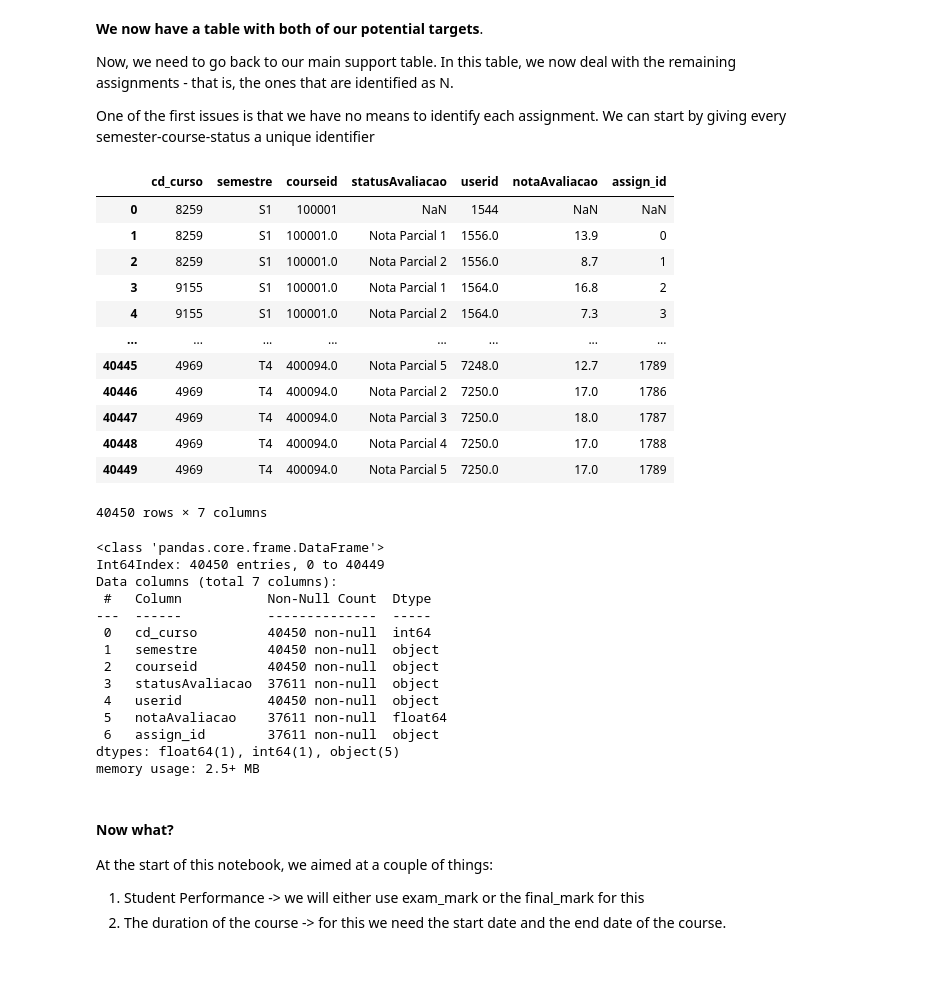
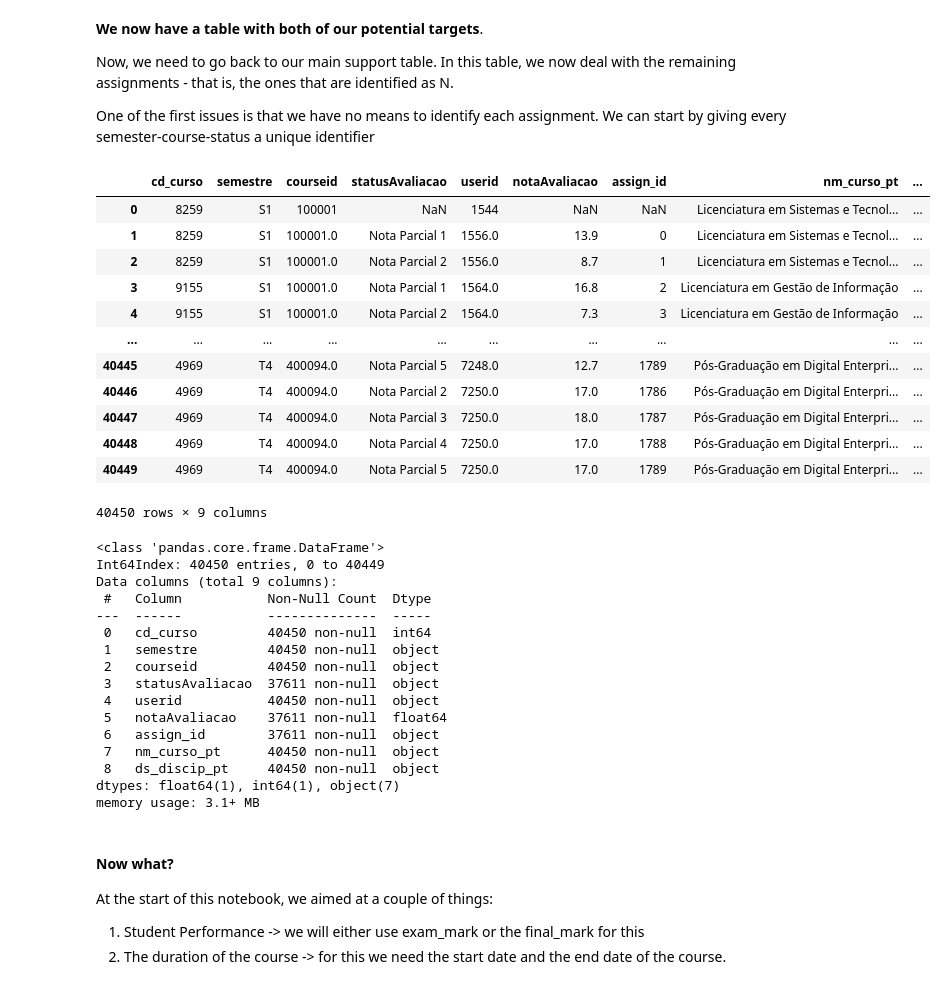
Before and after one commit to RicardoSantos0/timely_accurate_portable, a Jupyter notebook: Notebooks/2.1. Support Tables and Grade Usage - NOVA IMS.ipynb, the cells around one changed output. Cells and saved outputs as stored; diff of their text form; code cells hidden in the pictures.

Commit message:
added course name and dealt with duplicates
dealt with duplicates

```diff
--- a/Notebooks/2.1. Support Tables and Grade Usage - NOVA IMS.ipynb
+++ b/Notebooks/2.1. Support Tables and Grade Usage - NOVA IMS.ipynb
@@ -108,7 +108,7 @@ support_table['logs_Moodle_cursos'].describe(include = 'all', datetime_is_numeri
 We can start by removing identifiers of courses and programs. These will will provide no additional information for our analysis. Additionally, as all of the logs refer to the same school year, the reference to them will promptly be removed.
 # %%
 #cd Lectivo is a single value column ~- other meaningless columns may also be
-support_table['logs_Moodle_cursos'].drop(['cd_lectivo', 'nm_curso_pt', 'nm_ramo', 'ds_discip_pt'], axis = 1, inplace = True)
+support_table['logs_Moodle_cursos'].drop(['cd_lectivo', 'nm_ramo'], axis = 1, inplace = True)
 # %% [markdown]
 Before going forward, let us take a closer look at some columns - specifically the unique values each of these columns may take:
 1. Semestre: Will provide valuable insights into how to split the data,
@@ -269,7 +269,8 @@ support_table['logs_Moodle_cursos']
 exames = ['Normal', 'Recurso']
 
 #first, split exams from remaining rows
-exams = support_table['logs_Moodle_cursos'][support_table['logs_Moodle_cursos']['statusAvaliacao'].isin(exames)].filter(['cd_curso', 'courseid', 'semestre','userid',
+exams = support_table['logs_Moodle_cursos'][support_table['logs_Moodle_cursos']['statusAvaliacao'].isin(exames)].filter(['cd_curso', 'nm_curso_pt', 'courseid',
+                                                                                                                         'ds_discip_pt', 'semestre','userid',
                                                                                                             'statusAvaliacao', 'notaAvaliacao',
                                                                                                            'notaFinal'])
 
@@ -337,49 +338,51 @@ Now, we need to go back to our main support table. In this table, we now deal wi
 One of the first issues is that we have no means to identify each assignment. We can start by giving every semester-course-status a unique identifier
 # %%
 #first, split exams from remaining rows
-assignments = support_table['logs_Moodle_cursos'][~(support_table['logs_Moodle_cursos']['statusAvaliacao'].isin(exames))].filter(['cd_curso','courseid', 'semestre','userid','statusAvaliacao', 'cd_final','notaAvaliacao'])
-
+assignments = support_table['logs_Moodle_cursos'][~(support_table['logs_Moodle_cursos']['statusAvaliacao'].isin(exames))].filter(['cd_curso',
+                                                                                                                                 'courseid',
+                                                                                                                                 'semestre','userid',
+                                                                                                                                  'statusAvaliacao', 'cd_final','notaAvaliacao'])
 #then we get all unique entries and assign them an index number
 assign_id = assignments[['cd_curso', 'semestre', 'courseid', 'statusAvaliacao']].drop_duplicates().reset_index(drop = True).reset_index()
 
 #then, we create a dict using the combination of index, courseid and status as keys
 assign_id = assign_id.set_index(['cd_curso', 'semestre', 'courseid', 'statusAvaliacao']).to_dict()['index']
 
 #set index of df to match same index
 assignments.set_index(['cd_curso', 'semestre', 'courseid', 'statusAvaliacao'], drop = True, inplace = True)
 
 #use index as key for dict
 assignments['assign_id'] = assignments.index.map(assign_id)
 
 #reset_index
 assignments = assignments.reset_index().drop(['cd_final'], axis = 1)
 assignments['assign_id'], assignments['courseid'] = assignments['assign_id'].astype(object), assignments['courseid'].astype(object)
 
 #before finishing, we still need to make sure we only consider students for which there are, at least, examgrades
-assignments = pd.merge(assignments, exams[['cd_curso','courseid', 'semestre', 'userid']], on = ['cd_curso','courseid', 'semestre', 'userid'], how = 'right')
+assignments = pd.merge(assignments, exams[['cd_curso', 'nm_curso_pt', 'courseid', 'ds_discip_pt', 'semestre', 'userid']], on = ['cd_curso','courseid', 'semestre', 'userid'], how = 'right')
 
 #convert both to objects
 assignments
 # %% [output]
-|  | cd_curso | semestre | courseid | statusAvaliacao | userid | notaAvaliacao | assign_id |
-| 0 | 8259 | S1 | 100001 | NaN | 1544 | NaN | NaN |
-| 1 | 8259 | S1 | 100001.0 | Nota Parcial 1 | 1556.0 | 13.9 | 0 |
-| 2 | 8259 | S1 | 100001.0 | Nota Parcial 2 | 1556.0 | 8.7 | 1 |
-| 3 | 9155 | S1 | 100001.0 | Nota Parcial 1 | 1564.0 | 16.8 | 2 |
-| 4 | 9155 | S1 | 100001.0 | Nota Parcial 2 | 1564.0 | 7.3 | 3 |
-| ... | ... | ... | ... | ... | ... | ... | ... |
-| 40445 | 4969 | T4 | 400094.0 | Nota Parcial 5 | 7248.0 | 12.7 | 1789 |
-| 40446 | 4969 | T4 | 400094.0 | Nota Parcial 2 | 7250.0 | 17.0 | 1786 |
-| 40447 | 4969 | T4 | 400094.0 | Nota Parcial 3 | 7250.0 | 18.0 | 1787 |
-| 40448 | 4969 | T4 | 400094.0 | Nota Parcial 4 | 7250.0 | 17.0 | 1788 |
-| 40449 | 4969 | T4 | 400094.0 | Nota Parcial 5 | 7250.0 | 17.0 | 1789 |
+|  | cd_curso | semestre | courseid | statusAvaliacao | userid | notaAvaliacao | assign_id | nm_curso_pt | ... |
+| 0 | 8259 | S1 | 100001 | NaN | 1544 | NaN | NaN | Licenciatura em Sistemas e Tecnol... | ... |
+| 1 | 8259 | S1 | 100001.0 | Nota Parcial 1 | 1556.0 | 13.9 | 0 | Licenciatura em Sistemas e Tecnol... | ... |
+| 2 | 8259 | S1 | 100001.0 | Nota Parcial 2 | 1556.0 | 8.7 | 1 | Licenciatura em Sistemas e Tecnol... | ... |
+| 3 | 9155 | S1 | 100001.0 | Nota Parcial 1 | 1564.0 | 16.8 | 2 | Licenciatura em Gestão de Informação | ... |
+| 4 | 9155 | S1 | 100001.0 | Nota Parcial 2 | 1564.0 | 7.3 | 3 | Licenciatura em Gestão de Informação | ... |
+| ... | ... | ... | ... | ... | ... | ... | ... | ... | ... |
+| 40445 | 4969 | T4 | 400094.0 | Nota Parcial 5 | 7248.0 | 12.7 | 1789 | Pós-Graduação em Digital Enterpri... | ... |
+| 40446 | 4969 | T4 | 400094.0 | Nota Parcial 2 | 7250.0 | 17.0 | 1786 | Pós-Graduação em Digital Enterpri... | ... |
+| 40447 | 4969 | T4 | 400094.0 | Nota Parcial 3 | 7250.0 | 18.0 | 1787 | Pós-Graduação em Digital Enterpri... | ... |
+| 40448 | 4969 | T4 | 400094.0 | Nota Parcial 4 | 7250.0 | 17.0 | 1788 | Pós-Graduação em Digital Enterpri... | ... |
+| 40449 | 4969 | T4 | 400094.0 | Nota Parcial 5 | 7250.0 | 17.0 | 1789 | Pós-Graduação em Digital Enterpri... | ... |
-40450 rows × 7 columns
+40450 rows × 9 columns
 # %%
 assignments.info()
 # %% [output]
 <class 'pandas.core.frame.DataFrame'>
 Int64Index: 40450 entries, 0 to 40449
-Data columns (total 7 columns):
+Data columns (total 9 columns):
  #   Column           Non-Null Count  Dtype
 ---  ------           --------------  -----
  0   cd_curso         40450 non-null  int64
@@ -389,8 +392,10 @@ Data columns (total 7 columns):
  4   userid           40450 non-null  object
  5   notaAvaliacao    37611 non-null  float64
  6   assign_id        37611 non-null  object
-dtypes: float64(1), int64(1), object(5)
-memory usage: 2.5+ MB
+ 7   nm_curso_pt      40450 non-null  object
+ 8   ds_discip_pt     40450 non-null  object
+dtypes: float64(1), int64(1), object(7)
+memory usage: 3.1+ MB
 # %% [markdown]
 #### Now what?
 
```
Also changed, not shown: parts of 5 cells of this notebook, 2 other files.
